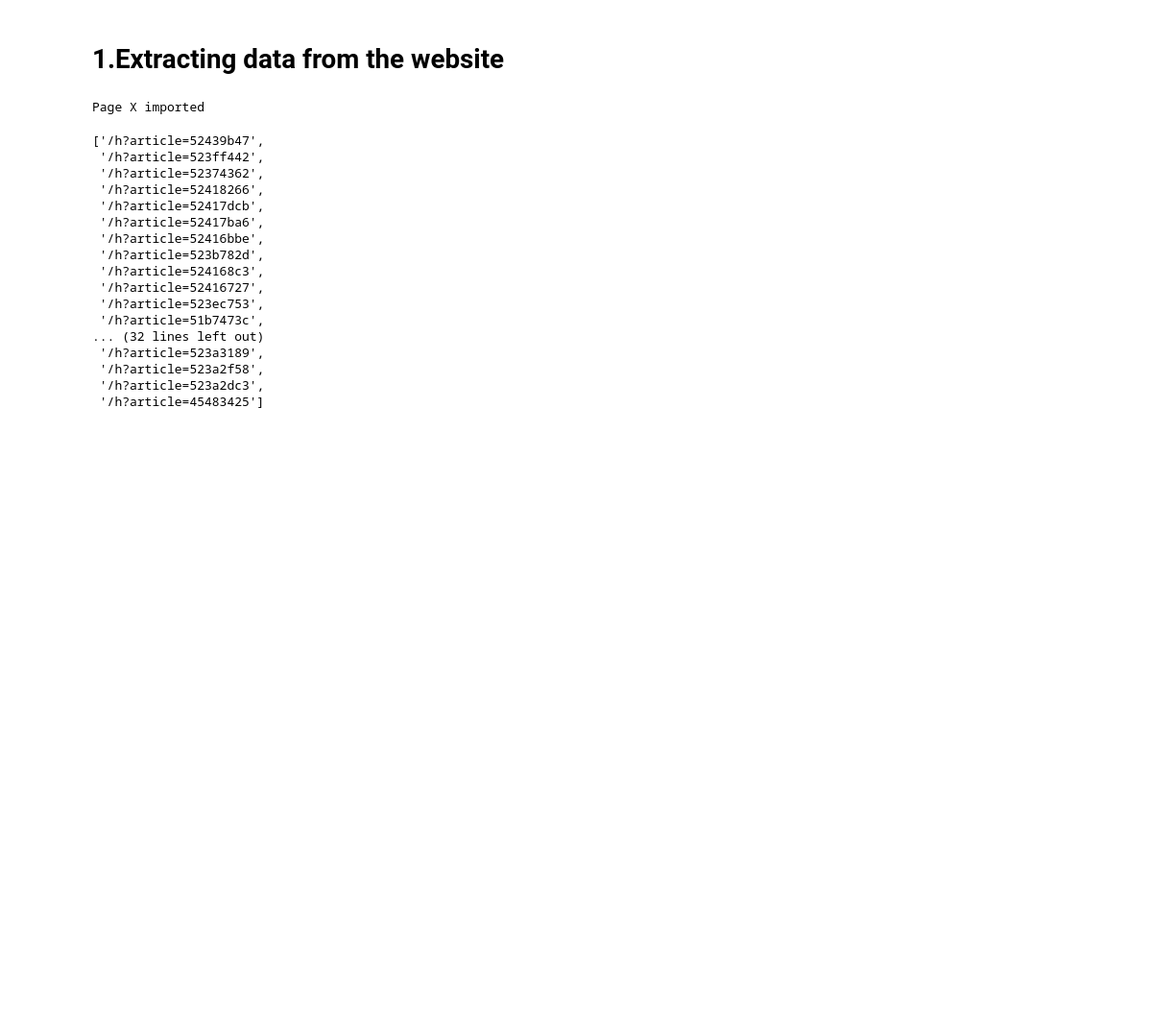
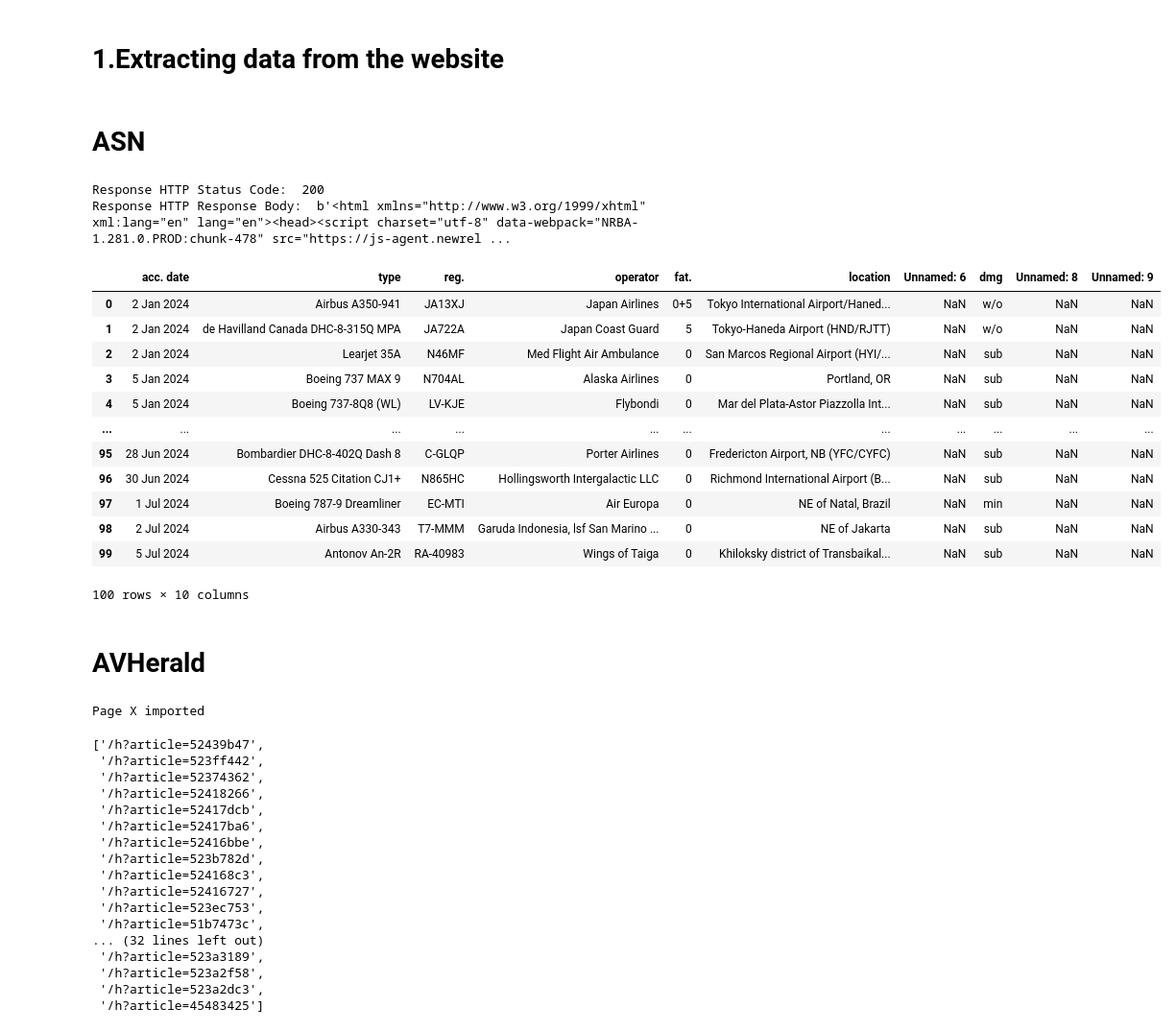
Before and after one commit to kwonowk/aviation-safety, a Jupyter notebook: incident_list.ipynb, the cells around one changed output. Shown at 96% size. Cells and saved outputs as stored; diff of their text form; code cells hidden in the pictures; blank space fills up the shorter version.

```diff
--- a/incident_list.ipynb
+++ b/incident_list.ipynb
@@ -5,3 +5,19 @@
 import pandas as pd
 import requests
 from bs4 import BeautifulSoup
+# %% [markdown]
+# ASN
+# %%
+import requests
+import keys
+
+from scrapingbee import ScrapingBeeClient
+
+client = ScrapingBeeClient(api_key=keys.BEE_API)
+response = client.get('https://asn.flightsafety.org/database/year/2024/1')
+
+print('Response HTTP Status Code: ', response.status_code)
+print('Response HTTP Response Body: ', response.content)
+# %% [output]
+Response HTTP Status Code:  200
+Response HTTP Response Body:  b'<html xmlns="http://www.w3.org/1999/xhtml" xml:lang="en" lang="en"><head><script charset="utf-8" data-webpack="NRBA-1.281.0.PROD:chunk-478" src="https://js-agent.newrel ...
@@ -8,3 +26,22 @@ from bs4 import BeautifulSoup
+# %%
+import pandas as pd
+pd.read_html(response.text)[0]
+# %% [output]
+|  | acc. date | type | reg. | operator | fat. | location | Unnamed: 6 | dmg | Unnamed: 8 | Unnamed: 9 |
+| 0 | 2 Jan 2024 | Airbus A350-941 | JA13XJ | Japan Airlines | 0+5 | Tokyo International Airport/Haned... | NaN | w/o | NaN | NaN |
+| 1 | 2 Jan 2024 | de Havilland Canada DHC-8-315Q MPA | JA722A | Japan Coast Guard | 5 | Tokyo-Haneda Airport (HND/RJTT) | NaN | w/o | NaN | NaN |
+| 2 | 2 Jan 2024 | Learjet 35A | N46MF | Med Flight Air Ambulance | 0 | San Marcos Regional Airport (HYI/... | NaN | sub | NaN | NaN |
+| 3 | 5 Jan 2024 | Boeing 737 MAX 9 | N704AL | Alaska Airlines | 0 | Portland, OR | NaN | sub | NaN | NaN |
+| 4 | 5 Jan 2024 | Boeing 737-8Q8 (WL) | LV-KJE | Flybondi | 0 | Mar del Plata-Astor Piazzolla Int... | NaN | sub | NaN | NaN |
+| ... | ... | ... | ... | ... | ... | ... | ... | ... | ... | ... |
+| 95 | 28 Jun 2024 | Bombardier DHC-8-402Q Dash 8 | C-GLQP | Porter Airlines | 0 | Fredericton Airport, NB (YFC/CYFC) | NaN | sub | NaN | NaN |
+| 96 | 30 Jun 2024 | Cessna 525 Citation CJ1+ | N865HC | Hollingsworth Intergalactic LLC | 0 | Richmond International Airport (B... | NaN | sub | NaN | NaN |
+| 97 | 1 Jul 2024 | Boeing 787-9 Dreamliner | EC-MTI | Air Europa | 0 | NE of Natal, Brazil | NaN | min | NaN | NaN |
+| 98 | 2 Jul 2024 | Airbus A330-343 | T7-MMM | Garuda Indonesia, lsf San Marino ... | 0 | NE of Jakarta | NaN | sub | NaN | NaN |
+| 99 | 5 Jul 2024 | Antonov An-2R | RA-40983 | Wings of Taiga | 0 | Khiloksky district of Transbaikal... | NaN | sub | NaN | NaN |
+100 rows × 10 columns
+# %% [markdown]
+# AVHerald
 # %%
 # Using https://avherald.com/
 
```
Also changed, not shown: parts of 2 cells of this notebook.
